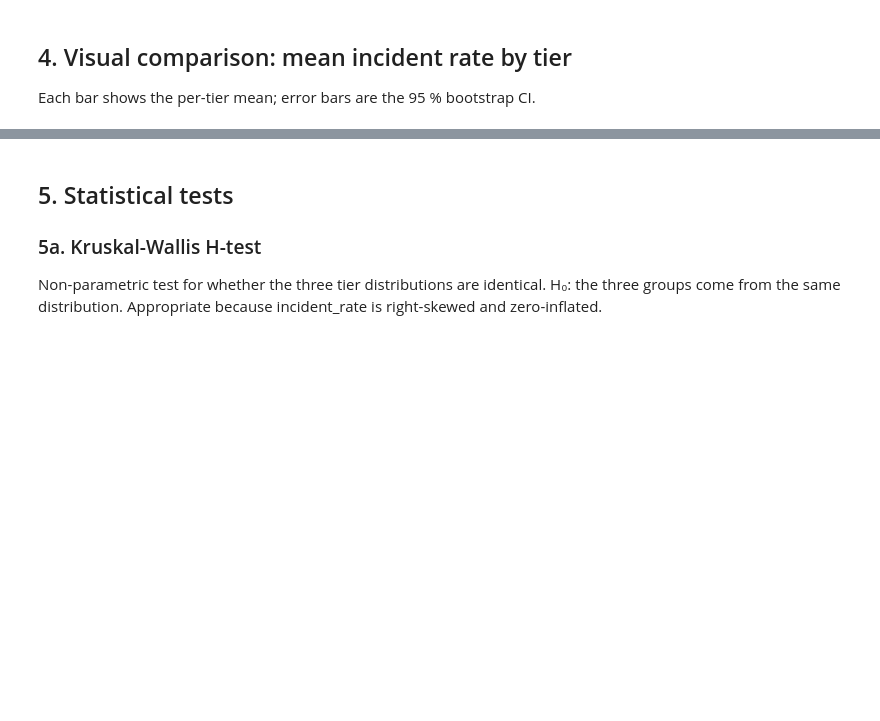
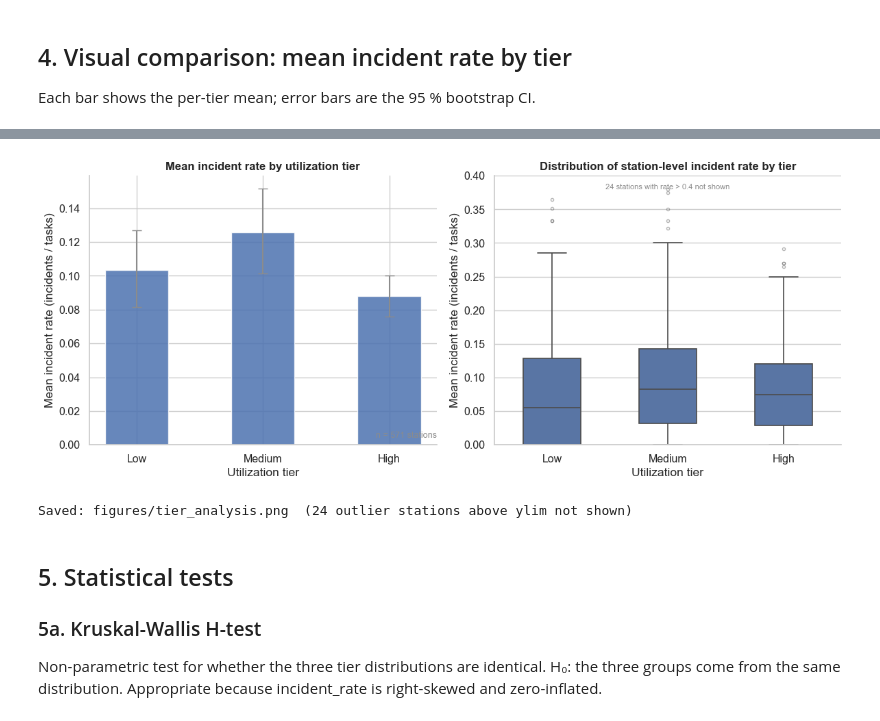
Before and after one commit to Carlynn16/ev-charging-maintenance-optimization, a Jupyter notebook: notebooks/03_tier_analysis.ipynb, the cells around one changed output, grey strips where cells are left out. Cells and saved outputs as stored; diff of their text form; code cells hidden in the pictures; blank space fills up the shorter version.

```diff
--- a/notebooks/03_tier_analysis.ipynb
+++ b/notebooks/03_tier_analysis.ipynb
@@ -138,3 +104,55 @@ Saved: figures/tier_analysis.png
+# %%
+fig, axes = plt.subplots(1, 2, figsize=(12, 5))
+
+# Left: mean rate by tier with CI error bars
+ax = plot_tier_means(summary, ax=axes[0])
+# Unobtrusive n annotation in lower-right corner of the bar plot.
+ax.annotate(
+    "n = 571 stations",
+    xy=(1.0, 0.02), xycoords="axes fraction",
+    ha="right", va="bottom",
+    fontsize=9, color="#8C8C8C",
+)
+
+# Right: box plot of per-station mean_incident_rate by tier.
+# ylim=(0, 0.4) crops the viewport so IQRs/whiskers are clearly visible.
+# Outliers beyond 0.4 exist (max ~1.6) but are excluded from the visible
+# range only — the boxplot statistics are computed on all data.
+import seaborn as sns
+from plots import _PALETTE
+
+order = list(station_df["tier"].cat.categories)
+n_outliers = (station_df["mean_incident_rate"] > 0.4).sum()
+sns.boxplot(
+    data=station_df,
+    x="tier",
+    y="mean_incident_rate",
+    order=order,
+    palette=[_PALETTE["primary"]] * 3,
+    width=0.5,
+    linewidth=1.2,
+    flierprops={"marker": "o", "markersize": 3, "alpha": 0.4},
+    ax=axes[1],
+)
+axes[1].set_ylim(0, 0.4)
+axes[1].set_title("Distribution of station-level incident rate by tier",
+                  fontsize=12, fontweight="bold")
+axes[1].set_xlabel("Utilization tier")
+axes[1].set_ylabel("Mean incident rate (incidents / tasks)")
+axes[1].annotate(
+    f"{n_outliers} stations with rate > 0.4 not shown",
+    xy=(0.5, 0.97), xycoords="axes fraction",
+    ha="center", va="top",
+    fontsize=8, color="#8C8C8C",
+)
+
+fig.tight_layout()
+fig.savefig("figures/tier_analysis.png")
+plt.show()
+print(f"Saved: figures/tier_analysis.png  ({n_outliers} outlier stations above ylim not shown)")
+# %% [output]
+[figure, added]
+Saved: figures/tier_analysis.png  (24 outlier stations above ylim not shown)
 # %% [markdown]
 ## 5. Statistical tests
 
```
Also changed, not shown: parts of 1 cell of this notebook, 1 other file.
